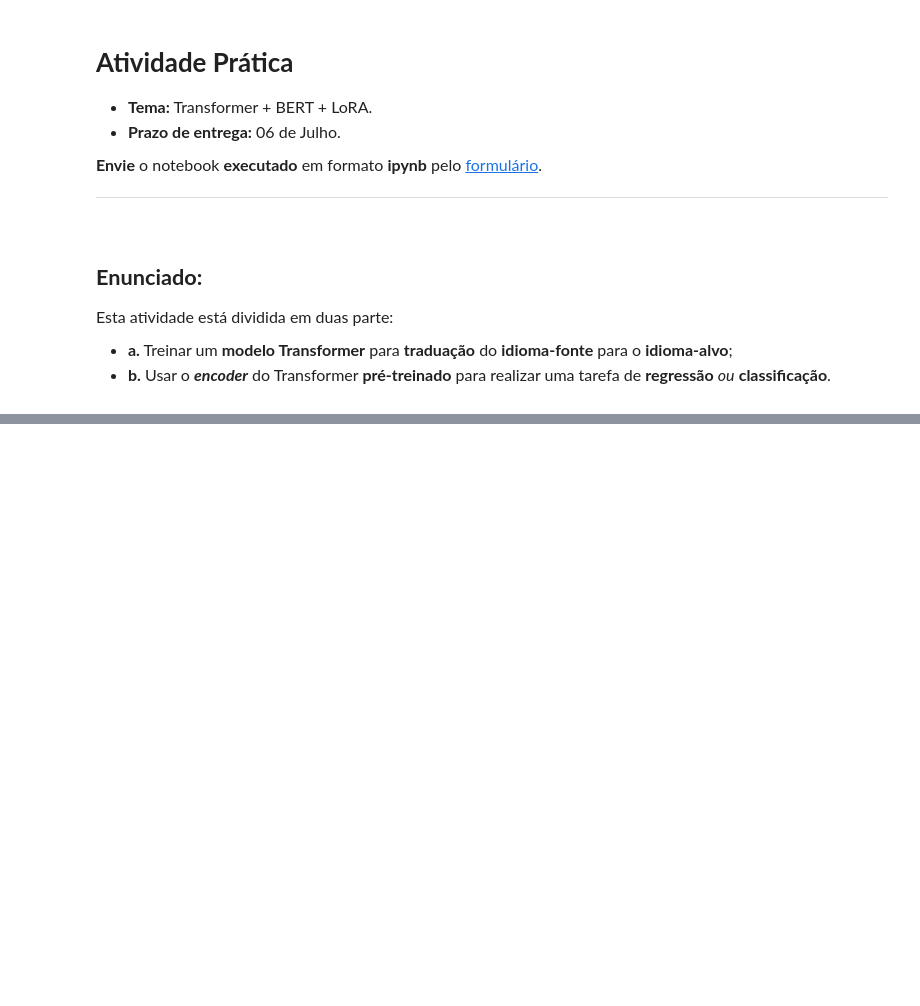
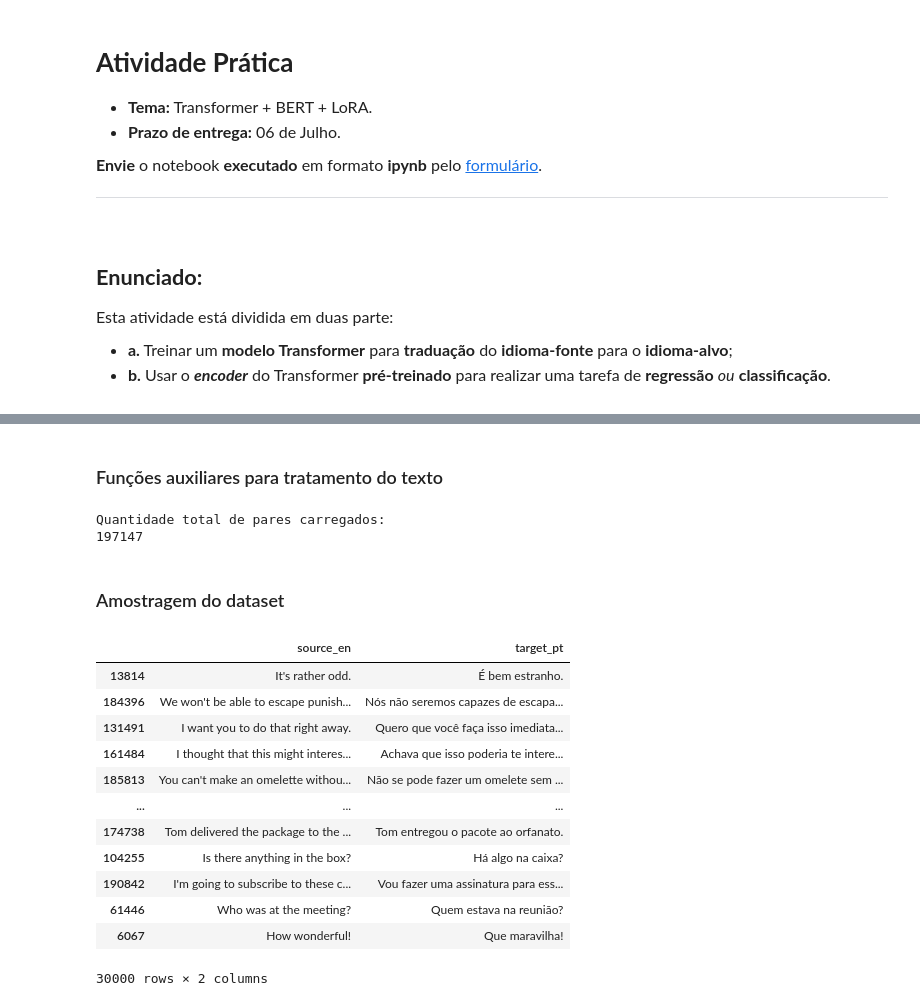
Before and after one commit to gilcesarf/imd1107-202601, a Jupyter notebook: 3-unidade/atividade5a.ipynb, the cells around one changed output, grey strips where cells are left out. Cells and saved outputs as stored; diff of their text form; code cells hidden in the pictures; blank space fills up the shorter version.

```diff
--- a/3-unidade/atividade5a.ipynb
+++ b/3-unidade/atividade5a.ipynb
@@ -38,0 +153,2 @@ Esta atividade está dividida em duas parte:
+# %% [markdown]
+### Funções auxiliares para tratamento do texto
@@ -38,0 +224,52 @@ Esta atividade está dividida em duas parte:
+# %%
+pares = carregar_pares_manythings(TXT_PATH)
+
+print("Quantidade total de pares carregados:")
+print(len(pares))
+# %% [output]
+Quantidade total de pares carregados:
+197147
+# %% [markdown]
+### Amostragem do dataset
+# %%
+
+
+# =============================================================================
+# Amostragem simples
+# =============================================================================
+
+pares_df = pd.DataFrame(
+    pares,
+    columns=[
+        "source_en",
+        "target_pt"
+    ]
+)
+
+pares_amostrados_df = pares_df.sample(
+    n=min(TRAIN_SAMPLE_SIZE, len(pares_df)),
+    random_state=RANDOM_STATE
+)
+
+pares_amostrados = list(
+    pares_amostrados_df.itertuples(
+        index=False,
+        name=None
+    )
+)
+
+pares_amostrados_df
+# %% [output]
+|  | source_en | target_pt |
+| 13814 | It's rather odd. | É bem estranho. |
+| 184396 | We won't be able to escape punish... | Nós não seremos capazes de escapa... |
+| 131491 | I want you to do that right away. | Quero que você faça isso imediata... |
+| 161484 | I thought that this might interes... | Achava que isso poderia te intere... |
+| 185813 | You can't make an omelette withou... | Não se pode fazer um omelete sem ... |
+| ... | ... | ... |
+| 174738 | Tom delivered the package to the ... | Tom entregou o pacote ao orfanato. |
+| 104255 | Is there anything in the box? | Há algo na caixa? |
+| 190842 | I'm going to subscribe to these c... | Vou fazer uma assinatura para ess... |
+| 61446 | Who was at the meeting? | Quem estava na reunião? |
+| 6067 | How wonderful! | Que maravilha! |
+30000 rows × 2 columns
```
Also changed, not shown: parts of 43 cells of this notebook, 7 other files.
